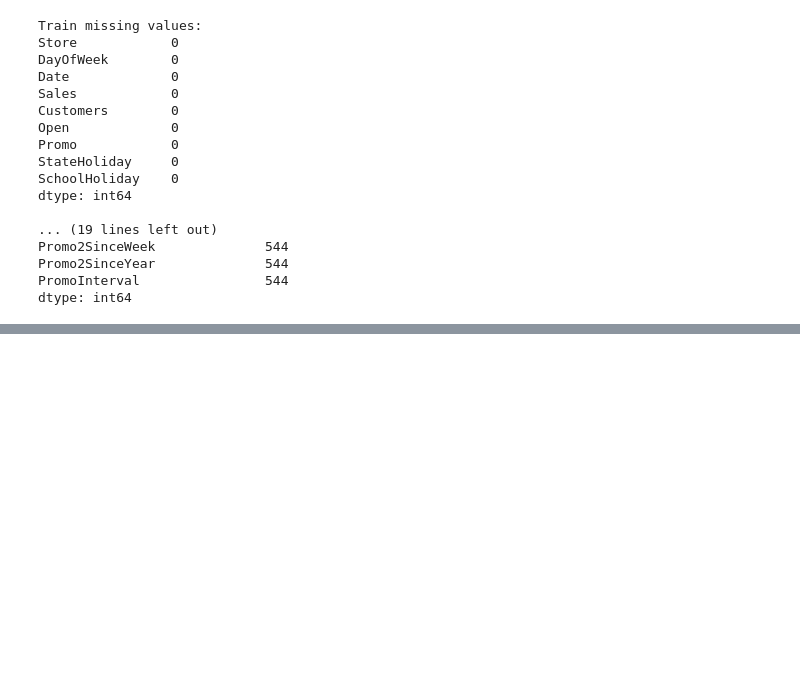
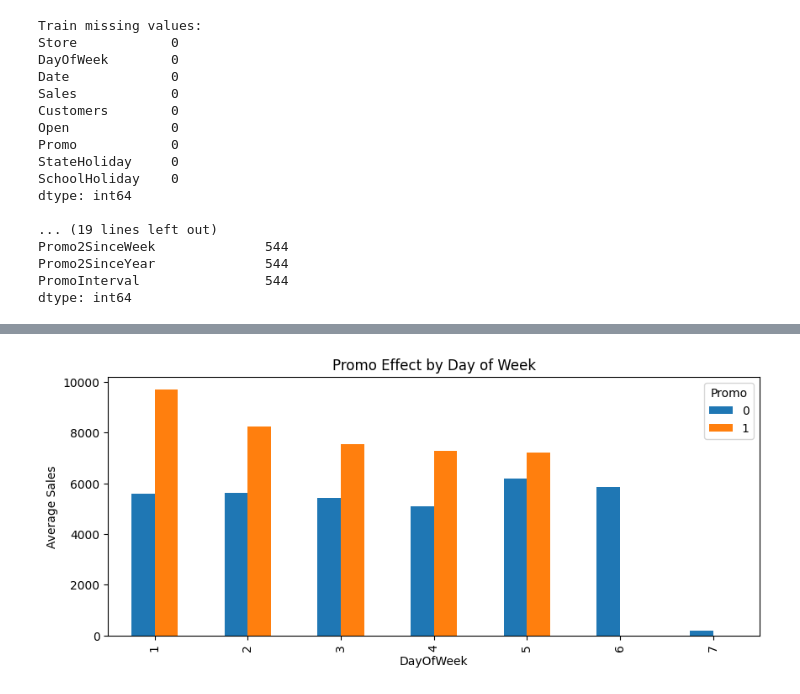
Before and after one commit to aminnademi/Predictive-Analysis, a Jupyter notebook: Predictive Analysis.ipynb, the cells around one changed output, grey strips where cells are left out. Cells and saved outputs as stored; diff of their text form; code cells hidden in the pictures; blank space fills up the shorter version.

```diff
--- a/Predictive Analysis.ipynb
+++ b/Predictive Analysis.ipynb
@@ -77,0 +112,9 @@ if 'Sales' in test.columns:
+# %%
+promo_dow = train.groupby(['DayOfWeek','Promo'])['Sales'].mean().unstack()
+
+promo_dow.plot(kind='bar', figsize=(10,4))
+plt.title("Promo Effect by Day of Week")
+plt.ylabel("Average Sales")
+plt.show()
+# %% [output]
+[figure, added]
```
Also changed, not shown: parts of 11 cells of this notebook.
